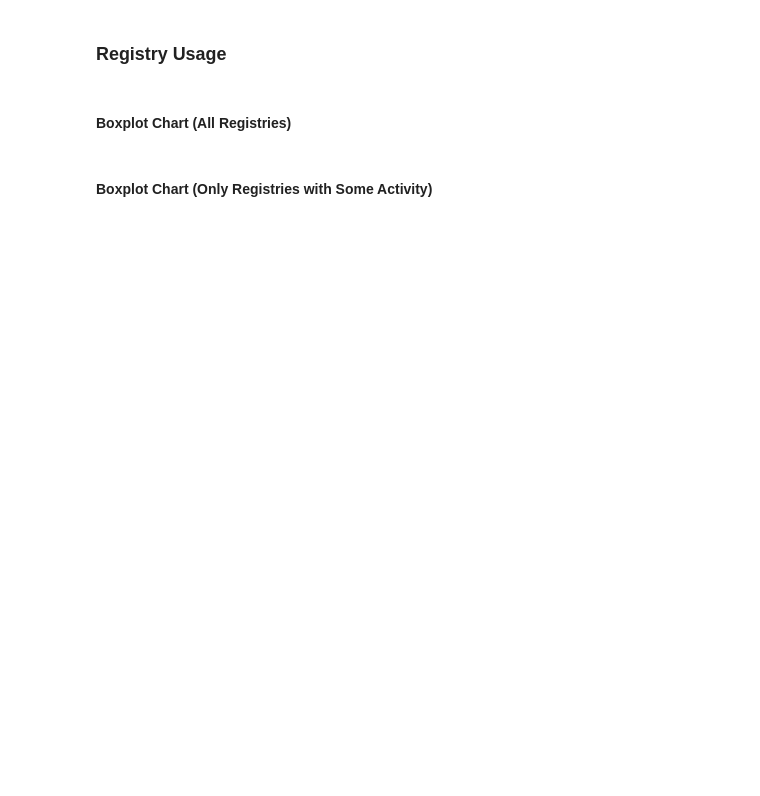
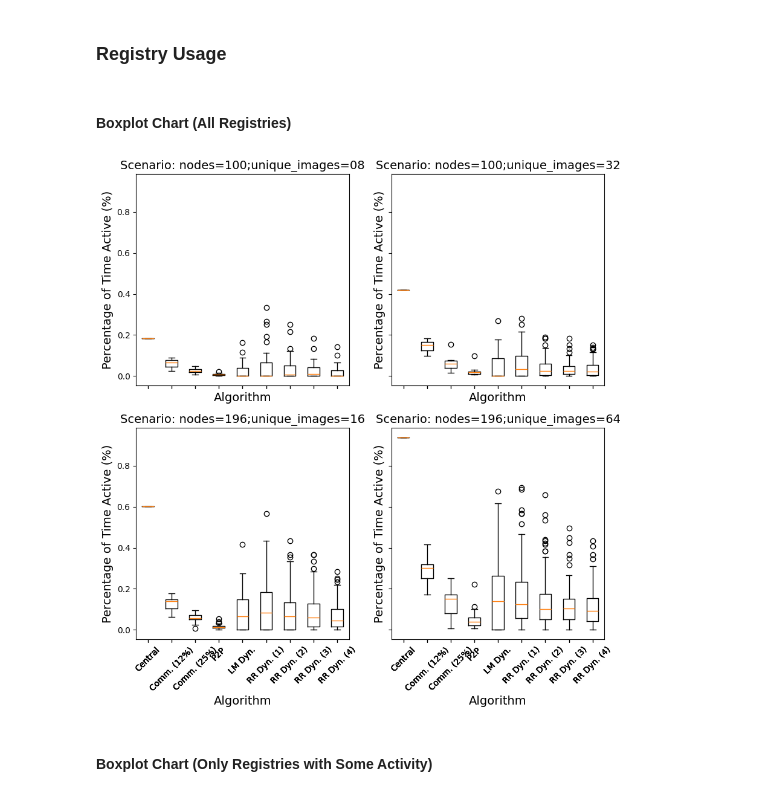
Before and after one commit to lucasroges/dynamic-registry-provisioning, a Jupyter notebook: analysis.ipynb, the cells around one changed output. Saved outputs shown, nothing was run; the diff lists cells and outputs as text; code cells hidden in the pictures; blank space fills up the shorter version.

```diff
--- a/analysis.ipynb
+++ b/analysis.ipynb
@@ -206,7 +210,7 @@ def get_registry_usage_data(variation):
             "Values": [],
             "Values (w/o 0%)": [],
             "Mean": 0,
-            "Total": 0,
+            "Mean Provisioned": 0,
         }
 
         # Opening file
@@ -234,7 +238,7 @@ def get_registry_usage_data(variation):
         simulation_data["Values"] = registry_data_grouped["Provisioning Percentage"]
         simulation_data["Values (w/o 0%)"] = registry_data_grouped[registry_data_grouped["Provisioning Percentage"] > 0]["Provisioning Percentage"]
         simulation_data["Mean"] = registry_data_grouped["Provisioning Percentage"].mean()
-        simulation_data["Total"] = registry_data_grouped["Total Steps"].sum()
+        simulation_data["Mean Provisioned"] = registry_data_grouped["Total Steps"].sum() / last_step
 
 
         # Closing file
@@ -677,17 +703,24 @@ registry_usage_dfs = {
 # %%
 # TODO: check how to share labels
 fig, ax = plt.subplots(2, 2, figsize=(10, 10), sharex=True, sharey=True)
 
 for counter, (key, registry_usage_df) in enumerate(registry_usage_dfs.items()):
     registry_usage_df = registry_usage_df[["Algorithm", "Values"]]
     ax[counter // 2][counter % 2].boxplot(registry_usage_df["Values"], labels=algorithm_labels)
-    customize_chart(ax[counter // 2][counter % 2], xlabel="Algorithm", ylabel="Percentage of Time Active (%)", title=f"Scenario: {key}")
+    customize_chart(
+        ax[counter // 2][counter % 2],
+        xlabel={"xlabel":"Algorithm","fontdict":font_dict},
+        ylabel={"ylabel":"Percentage of Time Active (%)","fontdict":font_dict},
+        title={"label":f"Scenario: {key}","fontdict":font_dict},
+    )
     for tick in ax[counter // 2][counter % 2].get_xticklabels():
         tick.set_rotation(45)
 
 plt.savefig(f"{base_dir}/registry_usage.pdf", bbox_inches='tight')
 
 # TODO: customize outliers
+# %% [output]
+[figure, added]
 # %% [markdown]
 #### Boxplot Chart (Only Registries with Some Activity)
 # %%
```
Also changed, not shown: parts of 20 cells of this notebook.
